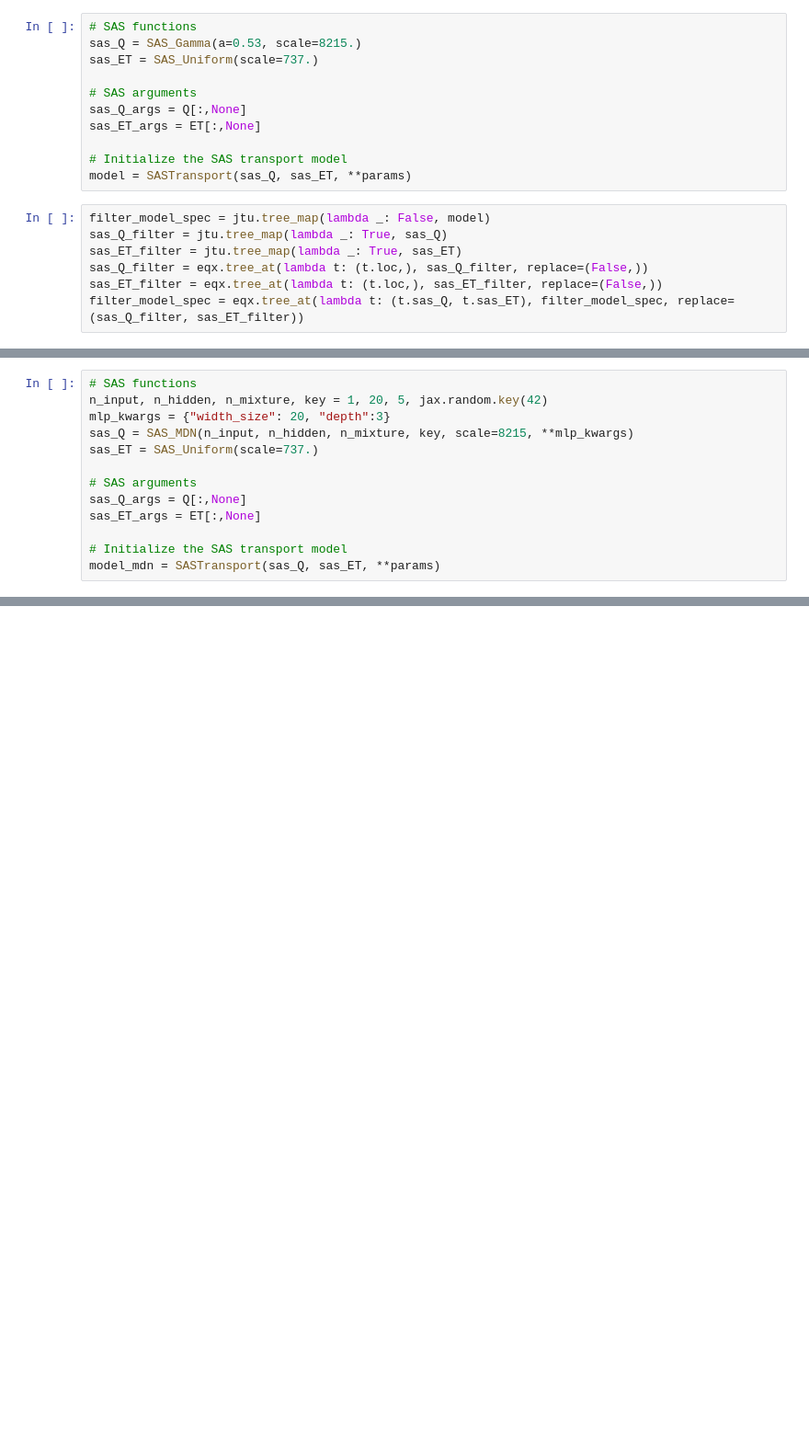
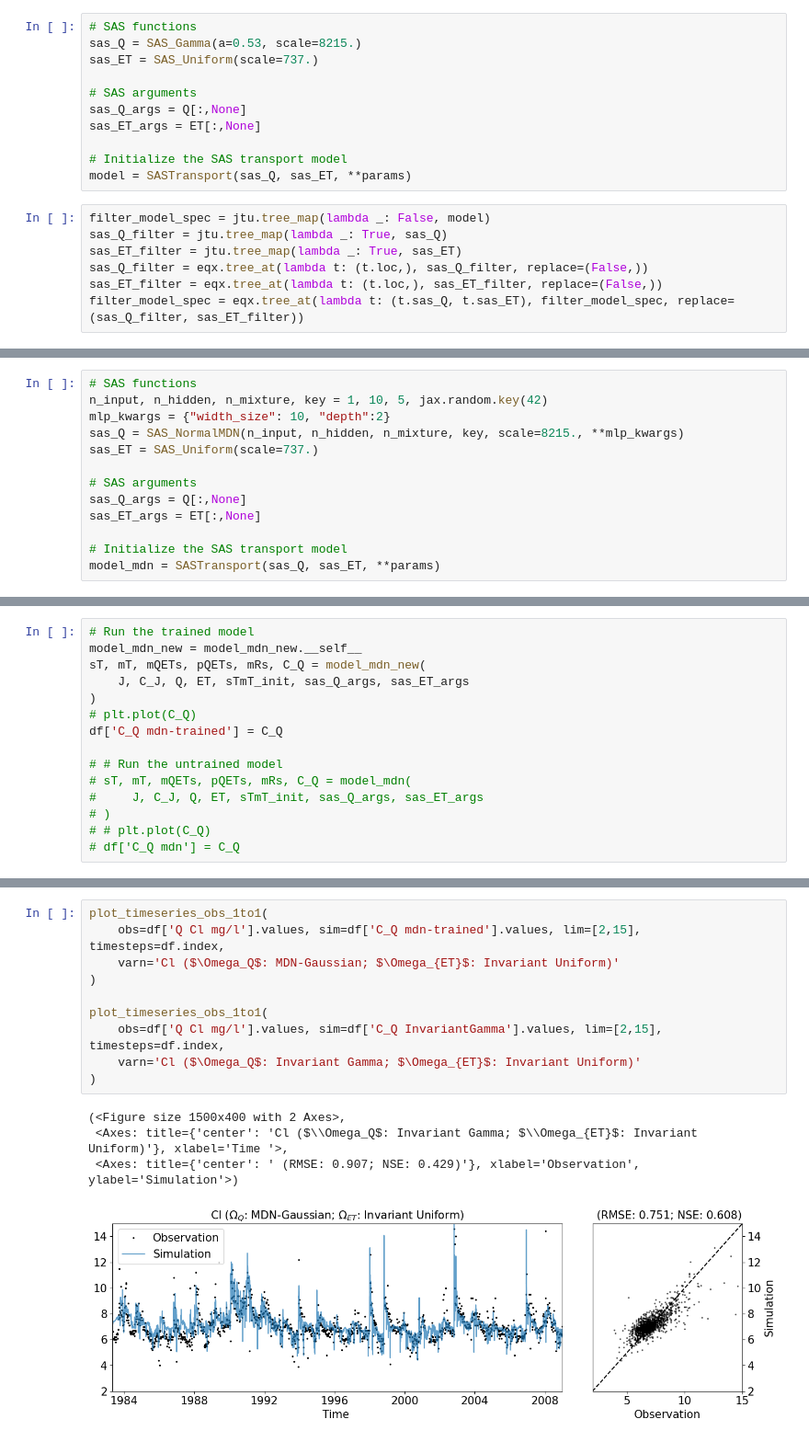
Before and after one commit to PeishiJiang/DiffFlowTransport, a Jupyter notebook: Plynlimon/SASTransport.ipynb, the cells around one changed output, grey strips where cells are left out. Shown at 92% size. Cells and saved outputs as stored; diff of their text form; blank space fills up the shorter version.

```diff
--- a/Plynlimon/SASTransport.ipynb
+++ b/Plynlimon/SASTransport.ipynb
@@ -272,8 +350,8 @@ model_new, loss_train, _ = train(
 # %%
 # SAS functions
-n_input, n_hidden, n_mixture, key = 1, 20, 5, jax.random.key(42)
-mlp_kwargs = {"width_size": 20, "depth":3}
-sas_Q = SAS_MDN(n_input, n_hidden, n_mixture, key, scale=8215, **mlp_kwargs)
+n_input, n_hidden, n_mixture, key = 1, 10, 5, jax.random.key(42)
+mlp_kwargs = {"width_size": 10, "depth":2}
+sas_Q = SAS_NormalMDN(n_input, n_hidden, n_mixture, key, scale=8215., **mlp_kwargs)
 sas_ET = SAS_Uniform(scale=737.)
 
 # SAS arguments
@@ -300,0 +411,15 @@ model_mdn_new, loss_train, _ = train(
+# %%
+# Run the trained model
+model_mdn_new = model_mdn_new.__self__
+sT, mT, mQETs, pQETs, mRs, C_Q = model_mdn_new(
+    J, C_J, Q, ET, sTmT_init, sas_Q_args, sas_ET_args
+)
+# plt.plot(C_Q)
+df['C_Q mdn-trained'] = C_Q
+
+# # Run the untrained model
+# sT, mT, mQETs, pQETs, mRs, C_Q = model_mdn(
+#     J, C_J, Q, ET, sTmT_init, sas_Q_args, sas_ET_args
+# )
+# # plt.plot(C_Q)
+# df['C_Q mdn'] = C_Q
@@ -300,0 +441,15 @@ model_mdn_new, loss_train, _ = train(
+# %%
+plot_timeseries_obs_1to1(
+    obs=df['Q Cl mg/l'].values, sim=df['C_Q mdn-trained'].values, lim=[2,15], timesteps=df.index,
+    varn='Cl ($\Omega_Q$: MDN-Gaussian; $\Omega_{ET}$: Invariant Uniform)'
+)
+
+plot_timeseries_obs_1to1(
+    obs=df['Q Cl mg/l'].values, sim=df['C_Q InvariantGamma'].values, lim=[2,15], timesteps=df.index,
+    varn='Cl ($\Omega_Q$: Invariant Gamma; $\Omega_{ET}$: Invariant Uniform)'
+)
+# %% [output]
+(<Figure size 1500x400 with 2 Axes>,
+ <Axes: title={'center': 'Cl ($\\Omega_Q$: Invariant Gamma; $\\Omega_{ET}$: Invariant Uniform)'}, xlabel='Time '>,
+ <Axes: title={'center': ' (RMSE: 0.907; NSE: 0.429)'}, xlabel='Observation', ylabel='Simulation'>)
+[figure, added]
```
Also changed, not shown: parts of 30 cells of this notebook, 7 other files.
